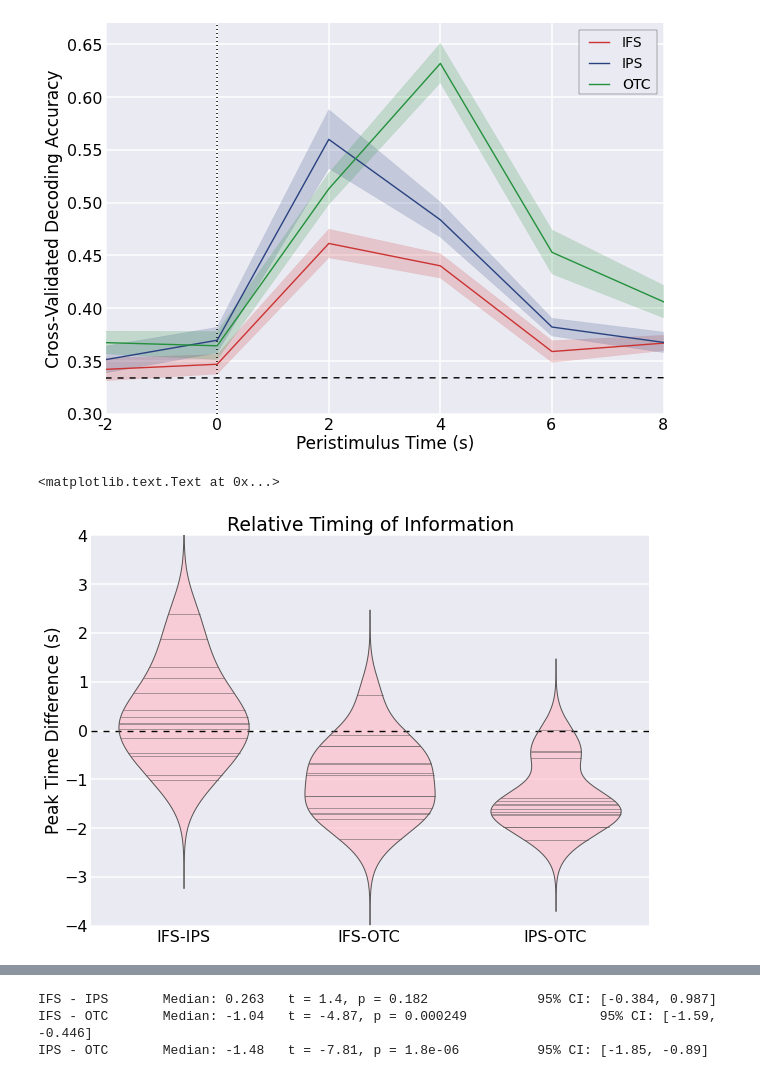
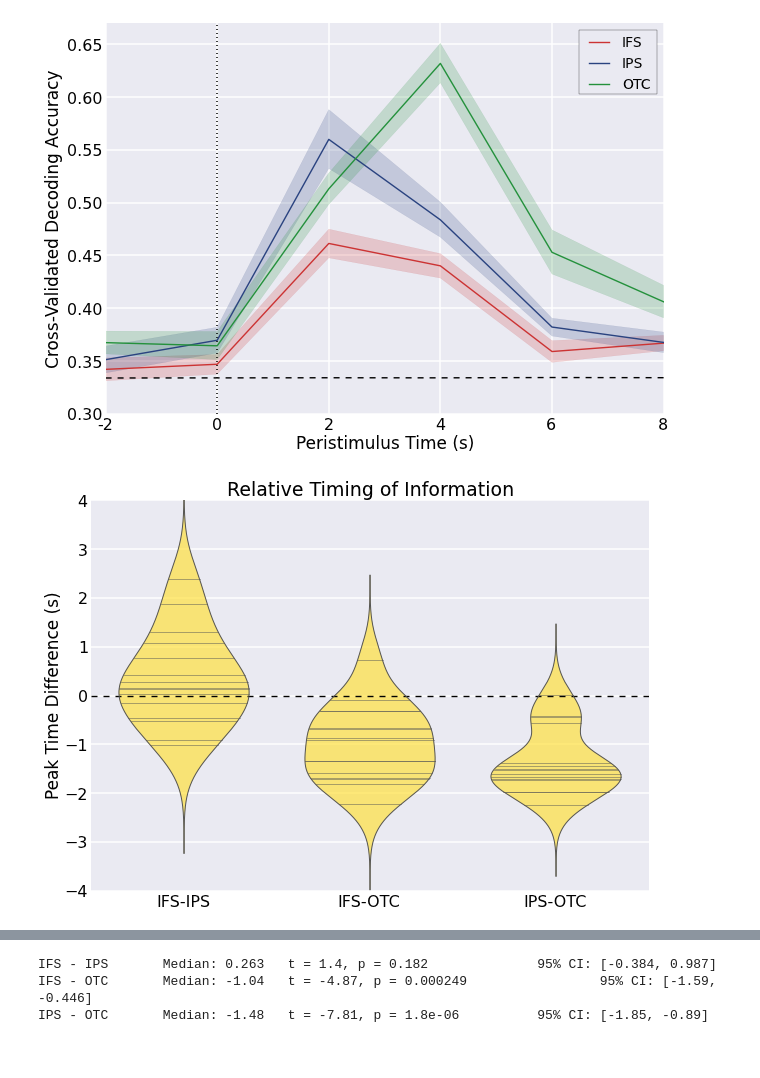
Before and after one commit to WagnerLabPapers/Waskom_JNeurosci_2014, a Jupyter notebook: MAD_Lunch.ipynb, the cells around one changed output, grey strips where cells are left out. Saved outputs shown, nothing was run; the diff lists cells and outputs as text; code cells hidden in the pictures.

```diff
--- a/MAD_Lunch.ipynb
+++ b/MAD_Lunch.ipynb
@@ -324,0 +379,7 @@ ax.legend()
+# %%
+pca_max = np.array([d.max(axis=1) for d in pca_null])
+criterion = np.array([moss.percentiles(x, 95) for x in pca_max])[:, None]
+
+# Count the number of subjects exceeding the max statistic criterion
+for roi in pfc_rois:
+    pca_counts = np.sum(np.any(pca_accs > criterion, axis=1))
@@ -524,3 +594,23 @@ ax.axhline(95, c="#222222", ls="--")
 save_figure(f, "dec_pctiles-criterion")
 # %% [output]
 [figure]
+# %%
+pfc_bold = dict()
+for roi, mask in zip(pfc_rois, pfc_masks):
+    data = evoked.extract_group("yeo17_%s-graymid" % mask, dv=dv)
+    fir = evoked.calculate_evoked(data, 12, problem="stim", calc_method="FIR", offset=-2, correct_baseline=False)
+    fir -= fir[:, 0].mean()
+    pfc_bold[roi] = fir
+# %%
+f, ax = subplots(1, 1, figsize=(10, 7))
+x = arange(-1, 5)
+ax.axhline(0, c="k", ls="--")
+ax.axvline(0, c="k", ls=":", lw=1.5)
+ax.set_xlim(-1, 4)
+ax.set_ylabel("Percent Signal Change")
+ax.set_xticklabels(arange(-1, 5) * 2)
+ax.set_xlabel("Peristimulus Time (s)")
+for roi in pfc_rois:
+    sns.tsplot(x, pfc_bold[roi][:, :6], color=roi_colors[roi], label=roi, ax=ax)
+ax.legend()
+save_figure(f, "pfc_evoked_all")
@@ -581,26 +673,28 @@ save_figure(f, "post_decoding-otc")
 # %% [output]
 [figure]
 # %%
-peak_time = pd.DataFrame(index=subjects)
+info_peak = pd.DataFrame(index=subjects)
 x_orig = linspace(-2, 8, 6)
 x_up = linspace(-2, 8, 1201)
 for roi in post_rois:
-    peak_time[roi] = np.argmax(interp1d(x_orig, post_accs[roi], "cubic")(x_up)[:, 201:-200], axis=1) / 100.
+    info_peak[roi] = np.argmax(interp1d(x_orig, post_accs[roi], "cubic")(x_up)[:, 201:-200], axis=1) / 100.
 diff_keys = []
 for roi_a, roi_b in itertools.combinations(post_rois, 2):
     diff_key = "-".join([roi_a, roi_b])
     diff_keys.append(diff_key)
-    peak_time[diff_key] = peak_time[roi_a] - peak_time[roi_b]
+    info_peak[diff_key] = info_peak[roi_a] - info_peak[roi_b]
 # %%
 f, ax = subplots(1, 1, figsize=(10, 7))
 ax.axhline(0, linestyle="--", color="k")
-sns.violin(np.array(peak_time[peak_time.columns[3:]]), inner="stick", color="pink", widths=.7, ax=ax)
-ax.set_xticklabels(peak_time.columns[3:])
 ax.set_ylim((-4, 4))
+ax.set_xlim((0.5, 3.5))
+ax.set_xticks([1, 2, 3])
+ax.set_xticklabels(diff_keys)
 ax.xaxis.grid(False)
 ax.set_title("Relative Timing of Information")
 ax.set_ylabel("Peak Time Difference (s)")
-#save_figure(f, "information_distributions")
+save_figure(f, "info_dist_axes")
+sns.violin(np.array(info_peak[diff_keys]), inner="stick", color=sns.desaturate("Gold", .75), widths=.7, ax=ax)
+save_figure(f, "info_dist")
 # %% [output]
-<matplotlib.text.Text at 0x...>
-[figure, old version]
+[figure, new version]
```
Also changed, not shown: parts of 43 cells of this notebook.
